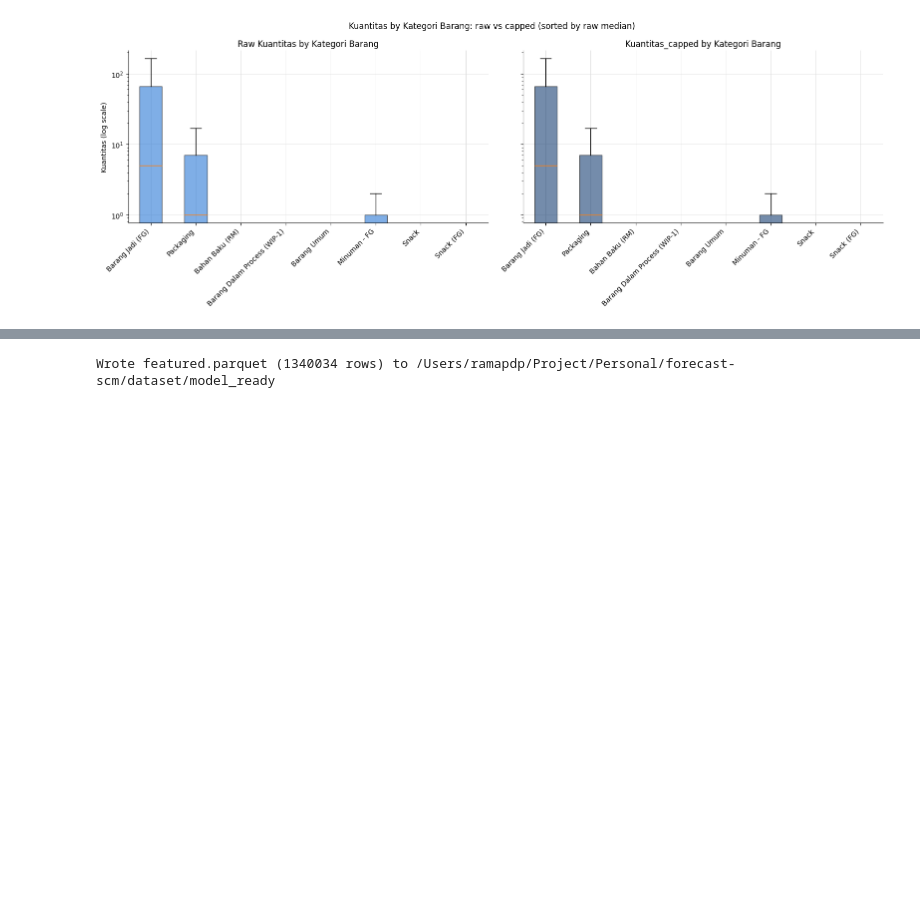
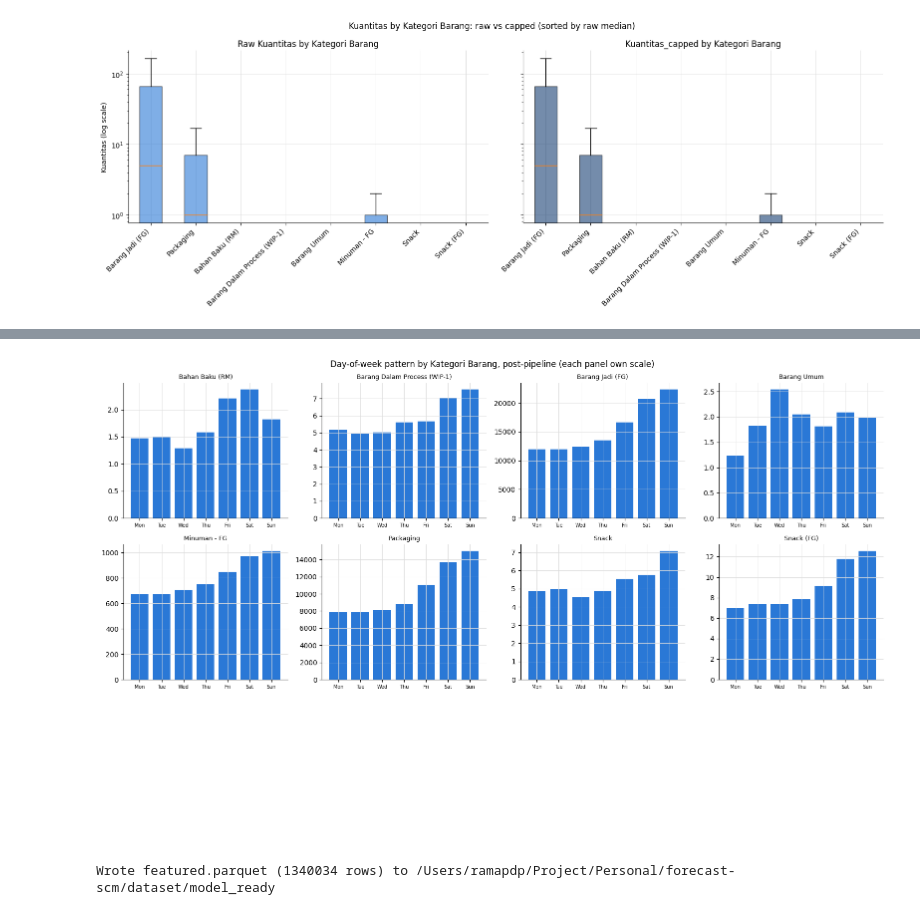
Before and after one commit to ramapdp/forecast-scm, a Jupyter notebook: notebook/data-processing.ipynb, the cells around one changed output, grey strips where cells are left out. Cells and saved outputs as stored; diff of their text form; code cells hidden in the pictures; blank space fills up the shorter version.

```diff
--- a/notebook/data-processing.ipynb
+++ b/notebook/data-processing.ipynb
@@ -518,3 +557,25 @@ plt.show()
+# %%
+categories = sorted(str(c) for c in featured["Kategori Barang"].unique())
+
+fig, axes = plt.subplots(3, 4, figsize=(16, 10))
+axes = axes.flatten()
+
+for i, cat in enumerate(categories):
+    sub = featured[featured["Kategori Barang"] == cat]
+    sub_daily = sub.groupby(["Tanggal", "day_of_week"])["Kuantitas"].sum().reset_index()
+    sub_dow_mean = sub_daily.groupby("day_of_week")["Kuantitas"].mean().reindex(range(7)).fillna(0)
+    axes[i].bar(dow_labels, sub_dow_mean.values, color=BLUE)
+    axes[i].set_title(cat, fontsize=9)
+    axes[i].tick_params(axis="x", labelsize=7)
+
+for j in range(len(categories), len(axes)):
+    axes[j].axis("off")
+
+fig.suptitle("Day-of-week pattern by Kategori Barang, post-pipeline (each panel own scale)")
+plt.tight_layout()
+plt.show()
+# %% [output]
+[figure, added]
 # %%
 prepare_forecast_data.export_featured(featured)
 print(f"Wrote featured.parquet ({len(featured)} rows) to {prepare_forecast_data.MODEL_READY_DIR}")
```
Also changed, not shown: parts of 2 cells of this notebook.
